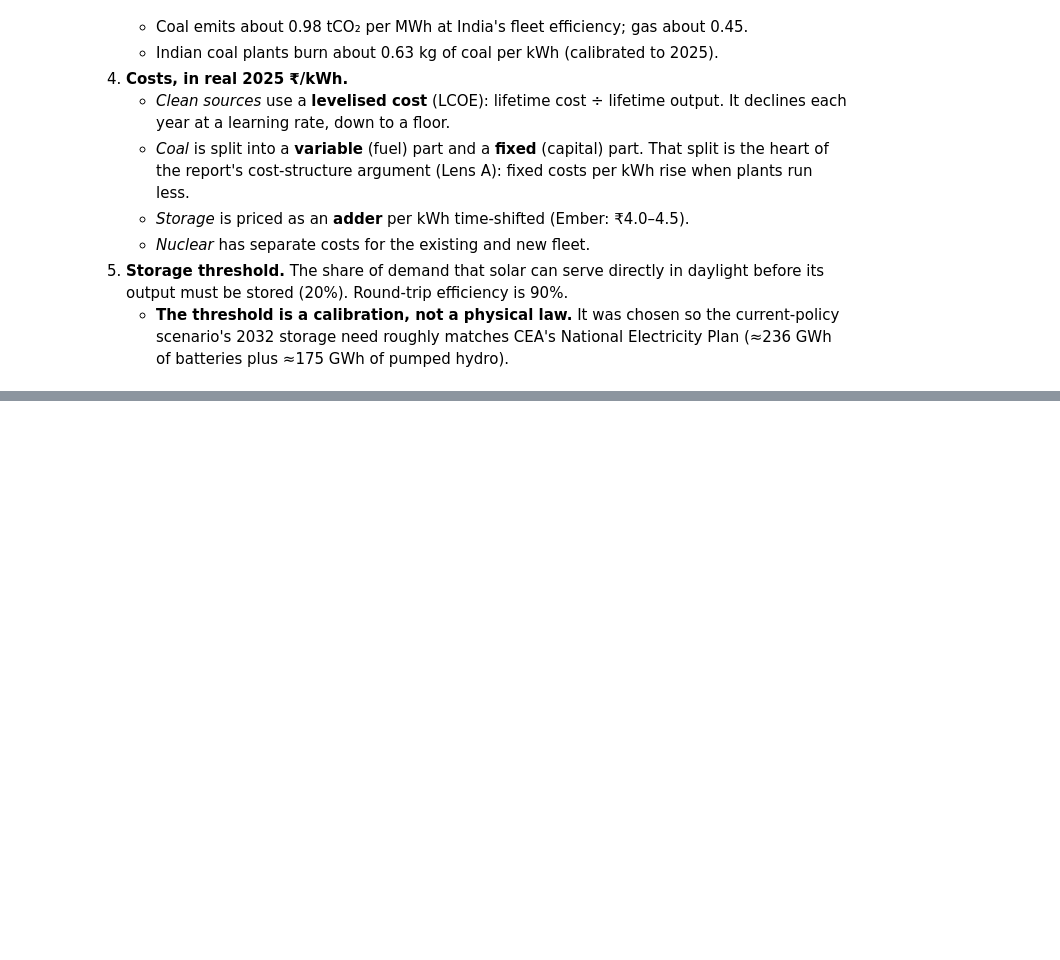
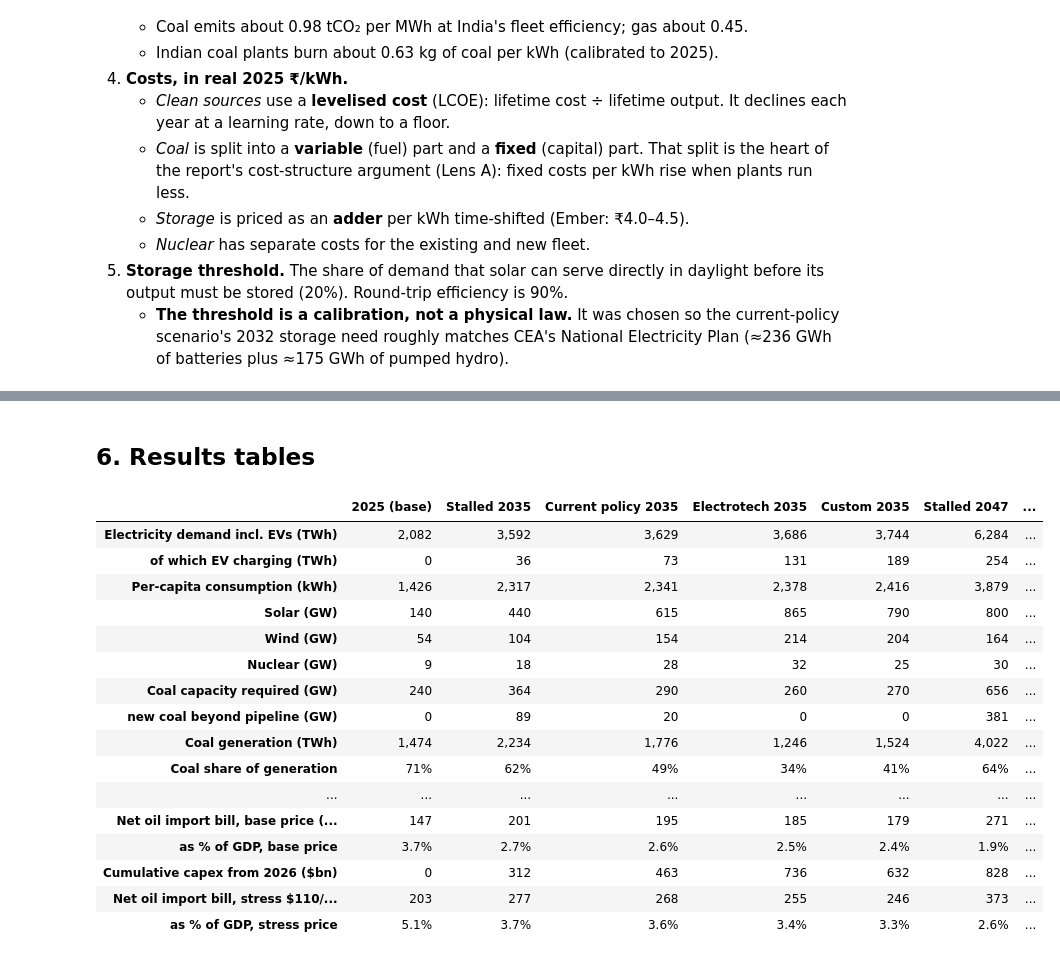
Before and after one commit to aditi19sahu/eRes, a Jupyter notebook: eRes.ipynb, the cells around one changed output, grey strips where cells are left out. Cells and saved outputs as stored; diff of their text form; code cells hidden in the pictures; blank space fills up the shorter version.

```diff
--- a/eRes.ipynb
+++ b/eRes.ipynb
@@ -49,0 +232,6 @@ Model parameters
+# %%
+def storage_need(solar_TWh, demand_TWh, P):
+    solar_share = solar_TWh / demand_TWh
+    shifted_TWh = max(0.0, solar_share - P["direct_solar_absorb"]) * demand_TWh
+    storage_GWh_per_day = shifted_TWh * 1000 / 365 / P["rte"]
+    return shifted_TWh, storage_GWh_per_day
@@ -49,0 +279,14 @@ Model parameters
+# %%
+INR_PER_USD = 88
+
+def capex_increment(now, prev, y):
+    t = y - 2025
+    solar_cost = max(3.8 * 0.98 ** t, 2.8)
+    storage_cost = max(1.4 * 0.95 ** t, 0.6)
+    inr_crore = ((now["solar_GW"] - prev["solar_GW"]) * 1000 * solar_cost
+                 + (now["wind_GW"] - prev["wind_GW"]) * 1000 * 6.5
+                 + (now["nuc_GW"] - prev["nuc_GW"]) * 1000 * 18
+                 + (now["hydro_GW"] - prev["hydro_GW"]) * 1000 * 12
+                 + max(now["storage_GWh"] - prev["storage_GWh"], 0) * 1000 * storage_cost
+                 + max(now["coal_cap_GW"] - prev["coal_cap_GW"], 0) * 1000 * 9)
+    return inr_crore * 1e7 / INR_PER_USD / 1e9
@@ -49,0 +401,58 @@ Model parameters
+# %% [markdown]
+## 6. Results tables
+# %%
+import pandas as pd
+from IPython.display import display
+
+ROWS = [
+    ("Electricity demand incl. EVs (TWh)", "demand_TWh", "{:,.0f}"),
+    ("  of which EV charging (TWh)", "ev_TWh", "{:,.0f}"),
+    ("Per-capita consumption (kWh)", "pc_kWh", "{:,.0f}"),
+    ("Solar (GW)", "solar_GW", "{:,.0f}"),
+    ("Wind (GW)", "wind_GW", "{:,.0f}"),
+    ("Nuclear (GW)", "nuc_GW", "{:,.0f}"),
+    ("Coal capacity required (GW)", "coal_cap_GW", "{:,.0f}"),
+    ("  new coal beyond pipeline (GW)", "extra_coal_GW", "{:,.0f}"),
+    ("Coal generation (TWh)", "coal_TWh", "{:,.0f}"),
+    ("Coal share of generation", "coal_share", "{:.0%}"),
+    ("Clean share of generation", "clean_share", "{:.0%}"),
+    ("Storage throughput need (GWh/day)", "storage_GWh", "{:,.0f}"),
+    ("Avg generation cost (2025 ₹/kWh)", "avg_cost_INR", "{:.2f}"),
+    ("Power-sector CO₂ (Mt)", "power_CO2_Mt", "{:,.0f}"),
+    ("Oil displaced by EVs (mb/d)", "oil_displaced_mbd", "{:.2f}"),
+    ("Net oil import bill, base price ($bn)", "oil_bill_bn", "{:,.0f}"),
+    ("  as % of GDP, base price", "oil_bill_pct_gdp", "{:.1f}%"),
+    ("Cumulative capex from 2026 ($bn)", "capex_cum_bn", "{:,.0f}"),
+]
+
+def results_table(years=(2025, 2035, 2047)):
+    cols, data = [], {}
+    for y in years:
+        keys = ["S1_Stalled"] if y == 2025 else list(scenarios)
+        for k in keys:
+            col = "2025 (base)" if y == 2025 else f"{scenarios[k]['label']} {y}"
+            cols.append(col)
+            data[col] = ([fmt.format(results[k][y][key]) for _, key, fmt in ROWS]
+                         + [f"{stress[k][y]['oil_bill_bn']:,.0f}", f"{stress[k][y]['oil_bill_pct_gdp']:.1f}%"])
+    idx = [r[0] for r in ROWS] + [f"Net oil import bill, stress ${oil_price_stress}/bbl ($bn)", "  as % of GDP, stress price"]
+    return pd.DataFrame(data, index=idx)[cols]
+
+display(results_table())
+# %% [output]
+|  | 2025 (base) | Stalled 2035 | Current policy 2035 | Electrotech 2035 | Custom 2035 | Stalled 2047 | ... |
+| Electricity demand incl. EVs (TWh) | 2,082 | 3,592 | 3,629 | 3,686 | 3,744 | 6,284 | ... |
+| of which EV charging (TWh) | 0 | 36 | 73 | 131 | 189 | 254 | ... |
+| Per-capita consumption (kWh) | 1,426 | 2,317 | 2,341 | 2,378 | 2,416 | 3,879 | ... |
+| Solar (GW) | 140 | 440 | 615 | 865 | 790 | 800 | ... |
+| Wind (GW) | 54 | 104 | 154 | 214 | 204 | 164 | ... |
+| Nuclear (GW) | 9 | 18 | 28 | 32 | 25 | 30 | ... |
+| Coal capacity required (GW) | 240 | 364 | 290 | 260 | 270 | 656 | ... |
+| new coal beyond pipeline (GW) | 0 | 89 | 20 | 0 | 0 | 381 | ... |
+| Coal generation (TWh) | 1,474 | 2,234 | 1,776 | 1,246 | 1,524 | 4,022 | ... |
+| Coal share of generation | 71% | 62% | 49% | 34% | 41% | 64% | ... |
+| ... | ... | ... | ... | ... | ... | ... | ... |
+| Net oil import bill, base price (... | 147 | 201 | 195 | 185 | 179 | 271 | ... |
+| as % of GDP, base price | 3.7% | 2.7% | 2.6% | 2.5% | 2.4% | 1.9% | ... |
+| Cumulative capex from 2026 ($bn) | 0 | 312 | 463 | 736 | 632 | 828 | ... |
+| Net oil import bill, stress $110/... | 203 | 277 | 268 | 255 | 246 | 373 | ... |
+| as % of GDP, stress price | 5.1% | 3.7% | 3.6% | 3.4% | 3.3% | 2.6% | ... |
```
Also changed, not shown: parts of 39 cells of this notebook.
